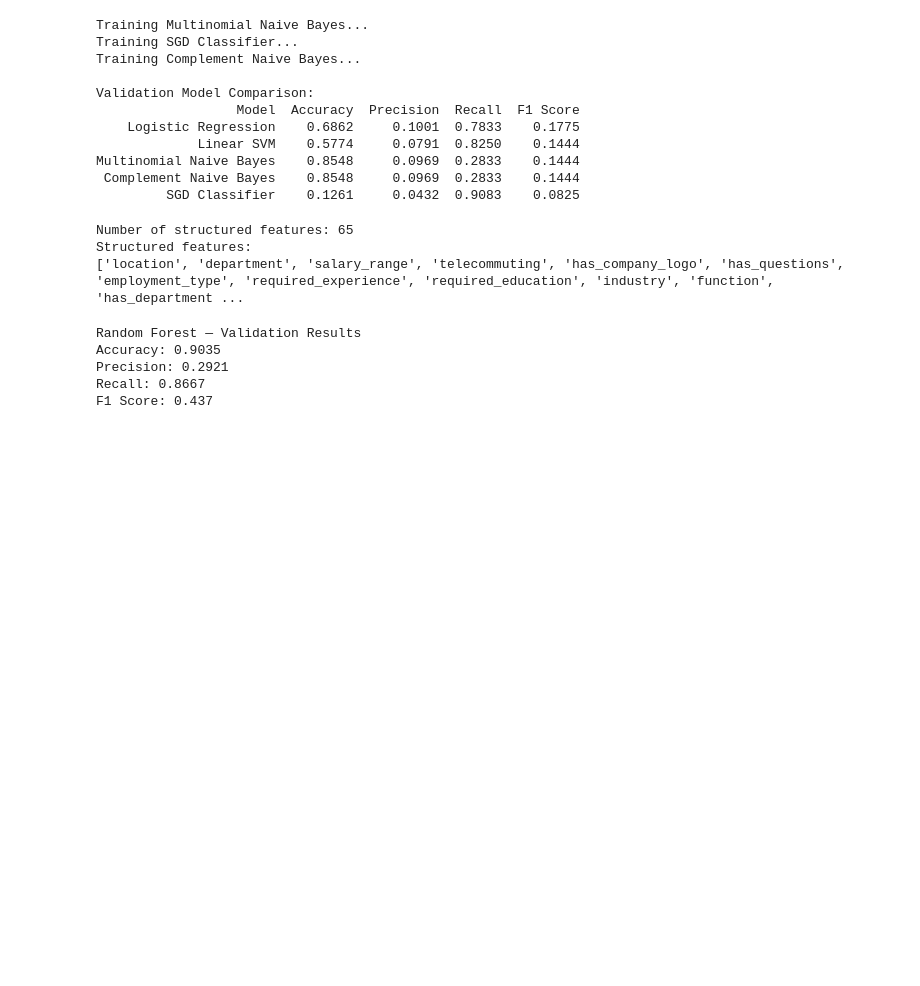
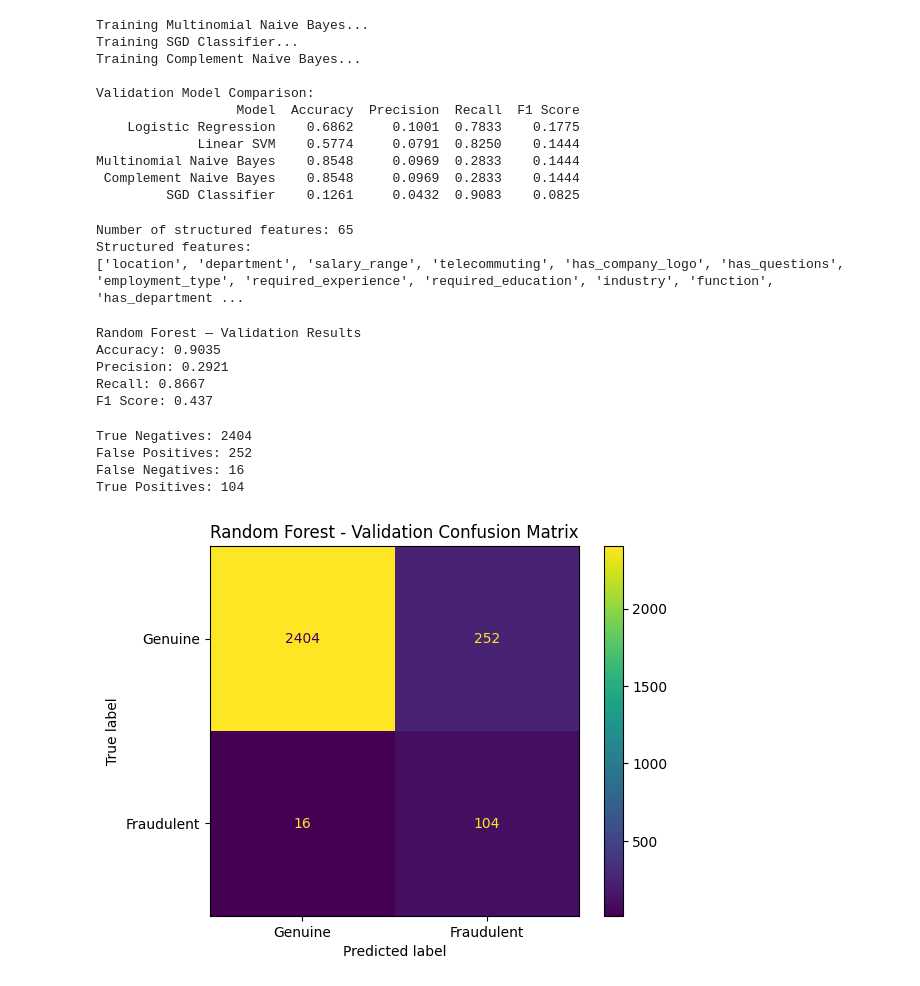
Before and after one commit to 1415-kunal/Fake_Job_Posting_Detection_System, a Jupyter notebook: Notebooks/05_baseline_model.ipynb, the cells around one changed output. Saved outputs shown, nothing was run; the diff lists cells and outputs as text; code cells hidden in the pictures; blank space fills up the shorter version.

```diff
--- a/Notebooks/05_baseline_model.ipynb
+++ b/Notebooks/05_baseline_model.ipynb
@@ -732,3 +732,30 @@ Accuracy: 0.9035
 Precision: 0.2921
 Recall: 0.8667
 F1 Score: 0.437
+# %%
+from sklearn.metrics import confusion_matrix, ConfusionMatrixDisplay
+import matplotlib.pyplot as plt
+
+rf_cm = confusion_matrix(y_val, rf_val_pred)
+
+tn, fp, fn, tp = rf_cm.ravel()
+
+print("True Negatives:", tn)
+print("False Positives:", fp)
+print("False Negatives:", fn)
+print("True Positives:", tp)
+
+display = ConfusionMatrixDisplay(
+    confusion_matrix=rf_cm,
+    display_labels=["Genuine", "Fraudulent"]
+)
+
+display.plot()
+plt.title("Random Forest - Validation Confusion Matrix")
+plt.show()
+# %% [output]
+True Negatives: 2404
+False Positives: 252
+False Negatives: 16
+True Positives: 104
+[figure, added]
```
Also changed, not shown: parts of 2 cells of this notebook.
